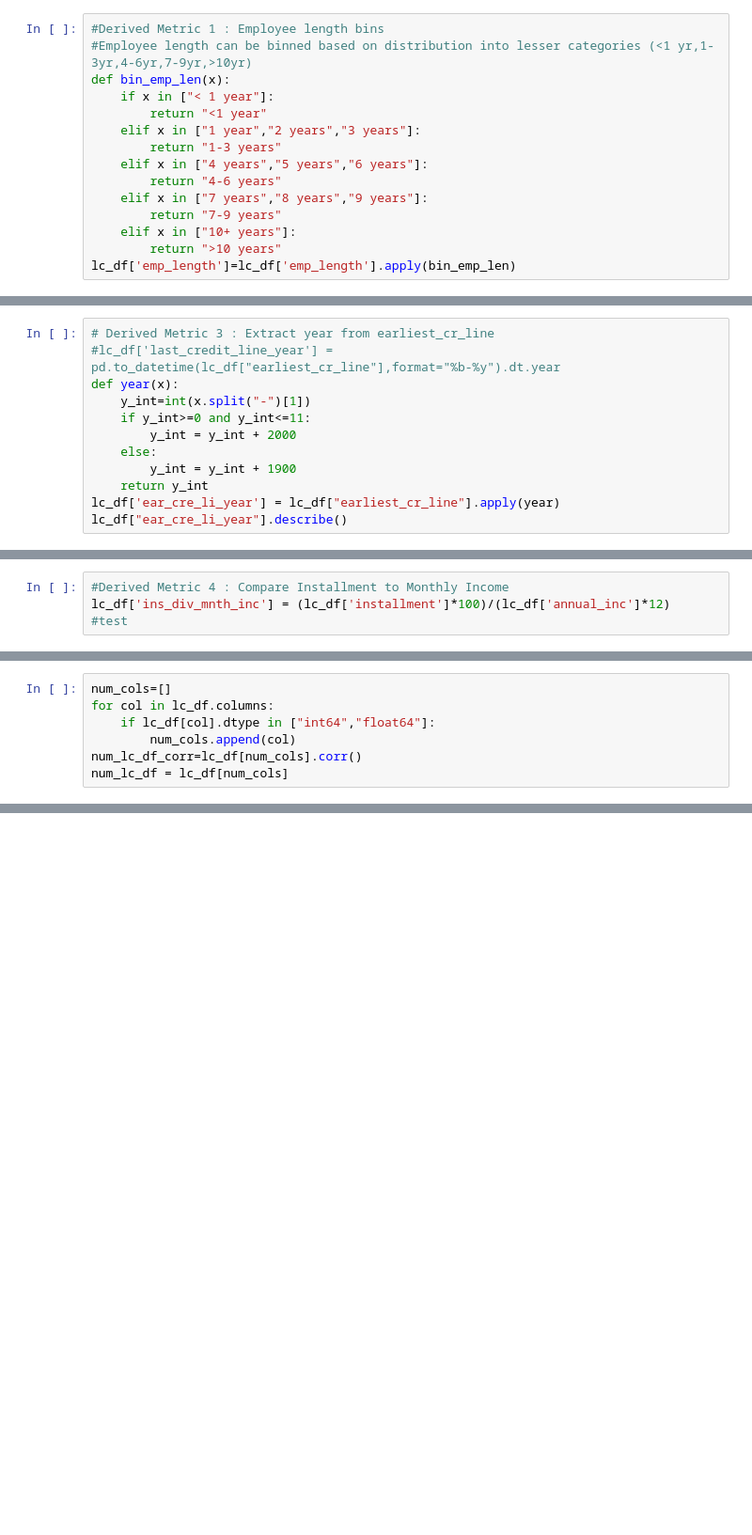
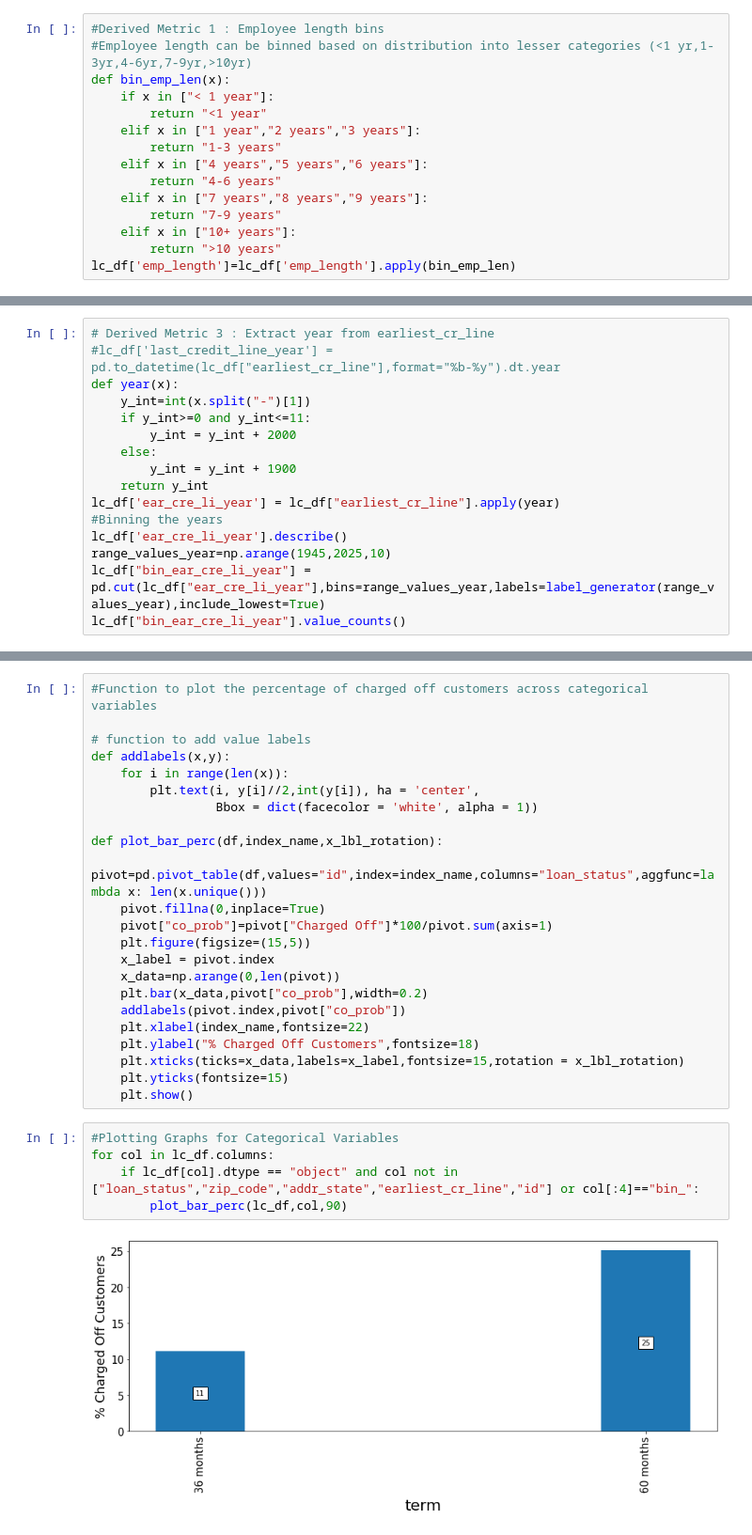
Before and after one commit to karthickchetti/LendingClubCaseStudy, a Jupyter notebook: Karthick_Chetti.ipynb, the cells around one changed output, grey strips where cells are left out. Shown at 94% size. Drawn from its saved outputs; the diff is of its cells as text; blank space fills up the shorter version.

```diff
--- a/Karthick_Chetti.ipynb
+++ b/Karthick_Chetti.ipynb
@@ -298,4 +435,8 @@ def year(x):
         y_int = y_int + 1900
     return y_int
 lc_df['ear_cre_li_year'] = lc_df["earliest_cr_line"].apply(year)
-lc_df["ear_cre_li_year"].describe()
+#Binning the years
+lc_df['ear_cre_li_year'].describe()
+range_values_year=np.arange(1945,2025,10)
+lc_df["bin_ear_cre_li_year"] = pd.cut(lc_df["ear_cre_li_year"],bins=range_values_year,labels=label_generator(range_values_year),include_lowest=True)
+lc_df["bin_ear_cre_li_year"].value_counts()
@@ -302,4 +451,0 @@ lc_df["ear_cre_li_year"].describe()
-# %%
-#Derived Metric 4 : Compare Installment to Monthly Income
-lc_df['ins_div_mnth_inc'] = (lc_df['installment']*100)/(lc_df['annual_inc']*12)
-#test
@@ -361,7 +458,0 @@ plot_bar_cat(lc_df,"addr_state","loan_status",0.2)
-# %%
-num_cols=[]
-for col in lc_df.columns:
-    if lc_df[col].dtype in ["int64","float64"]:
-        num_cols.append(col)
-num_lc_df_corr=lc_df[num_cols].corr()
-num_lc_df = lc_df[num_cols]
@@ -371,0 +473,30 @@ plt.show()
+# %%
+#Function to plot the percentage of charged off customers across categorical variables
+
+# function to add value labels
+def addlabels(x,y):
+    for i in range(len(x)):
+        plt.text(i, y[i]//2,int(y[i]), ha = 'center',
+                 Bbox = dict(facecolor = 'white', alpha = 1))
+
+def plot_bar_perc(df,index_name,x_lbl_rotation):
+    pivot=pd.pivot_table(df,values="id",index=index_name,columns="loan_status",aggfunc=lambda x: len(x.unique()))
+    pivot.fillna(0,inplace=True)
+    pivot["co_prob"]=pivot["Charged Off"]*100/pivot.sum(axis=1)
+    plt.figure(figsize=(15,5))
+    x_label = pivot.index
+    x_data=np.arange(0,len(pivot))
+    plt.bar(x_data,pivot["co_prob"],width=0.2)
+    addlabels(pivot.index,pivot["co_prob"])
+    plt.xlabel(index_name,fontsize=22)
+    plt.ylabel("% Charged Off Customers",fontsize=18)
+    plt.xticks(ticks=x_data,labels=x_label,fontsize=15,rotation = x_lbl_rotation)
+    plt.yticks(fontsize=15)
+    plt.show()
+# %%
+#Plotting Graphs for Categorical Variables
+for col in lc_df.columns:
+    if lc_df[col].dtype == "object" and col not in ["loan_status","zip_code","addr_state","earliest_cr_line","id"] or col[:4]=="bin_":
+        plot_bar_perc(lc_df,col,90)
+# %% [output]
+[figure, added]
```
Also changed, not shown: parts of 37 cells of this notebook.
